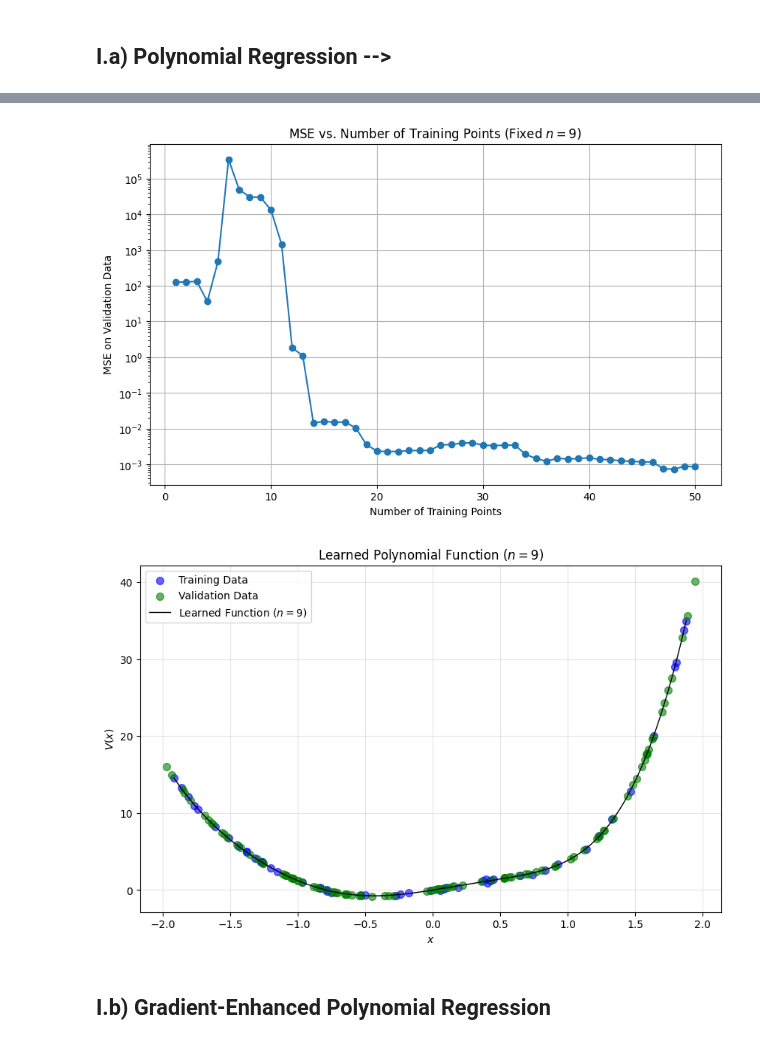
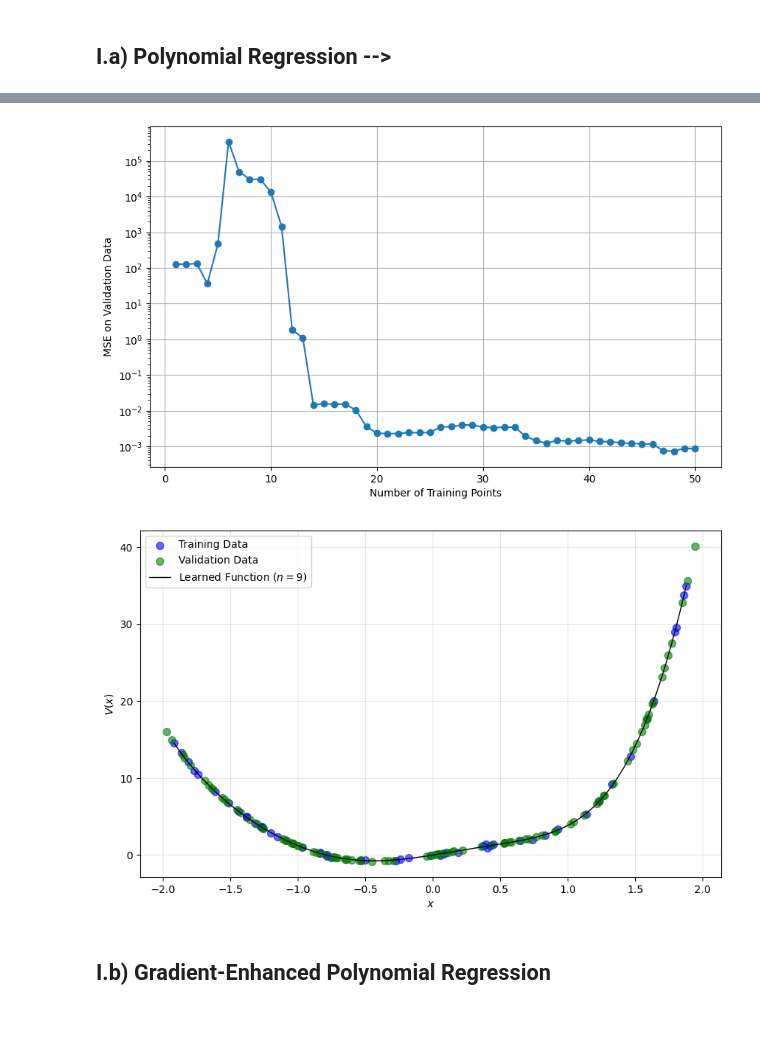
Before and after one commit to umarsdq/optimisationCW, a Jupyter notebook: optimisation.ipynb, the cells around one changed output, grey strips where cells are left out. Drawn from its saved outputs; the diff is of its cells as text; code cells hidden in the pictures.

Commit message:
Remove titles for plot and combine II.b) figs

```diff
--- a/optimisation.ipynb
+++ b/optimisation.ipynb
@@ -46,45 +43,45 @@ Smallest n for MSE < 10^-3: 9
 # %%
 # MSE vs Number of Training Points for fixed n
-n_fixed_a = best_n
+n_fixed = 9
 training_sizes_a = range(1, len(X_train) + 1, 1)
 mses_vs_size_a = []
 
 for size in training_sizes_a:
     X_subset = X_train[:size]
     y_subset = y_train[:size]
-    theta_subset = solve_poly_regression(X_subset, y_subset, n_fixed_a)
+    theta_subset = solve_poly_regression(X_subset, y_subset, n_fixed)
     mses_vs_size_a.append(mse(X_val, y_val, theta_subset))
 
 plt.figure(figsize=(10, 6))
 plt.plot(training_sizes_a, mses_vs_size_a, marker='o')
 plt.xlabel(r'Number of Training Points')
 plt.ylabel(r'MSE on Validation Data')
 plt.yscale('log')
-plt.title(rf'MSE vs. Number of Training Points (Fixed $n={n_fixed_a}$)')
+#plt.title(rf'MSE vs. Number of Training Points (Fixed $n={n_fixed}$)')
 plt.grid(True)
 plt.savefig('plots/mse_vs_training_size_a.png', bbox_inches='tight', dpi=600)
 plt.show()
 
 # Show the learned function at the best n
-theta_best_a = solve_poly_regression(X_train, y_train, best_n)
+theta_best_a = solve_poly_regression(X_train, y_train, n_fixed)
 x_plot = np.linspace(X_train.min(), X_train.max(), 200)
-A_plot = np.vander(x_plot, best_n + 1, increasing=True)
+A_plot = np.vander(x_plot, n_fixed + 1, increasing=True)
 y_plot = A_plot @ theta_best_a
 
 plt.figure(figsize=(10, 6))
 plt.scatter(X_train, y_train, color='blue', label='Training Data', alpha=0.6, s=50)
 plt.scatter(X_val, y_val, color='green', label='Validation Data', alpha=0.6, s=50)
-plt.plot(x_plot, y_plot, '-', color='black', linewidth=1, label=rf'Learned Function ($n={best_n}$)')
+plt.plot(x_plot, y_plot, '-', color='black', linewidth=1, label=rf'Learned Function ($n={n_fixed}$)')
 plt.xlabel(r'$x$')
 plt.ylabel(r'$V(x)$')
-plt.title(rf'Learned Polynomial Function ($n={best_n}$)')
+#plt.title(rf'Learned Polynomial Function ($n={n_fixed}$)')
 plt.legend()
 plt.grid(True, alpha=0.3)
 plt.savefig('plots/learned_function_a.png', bbox_inches='tight', dpi=600)
 plt.show()
 # %% [output]
-[figure, old version]
+[figure, new version]
-[figure, old version]
+[figure, new version]
 # %% [markdown]
 ## I.b) Gradient-Enhanced Polynomial Regression
 # %%
```
Also changed, not shown: parts of 8 cells of this notebook, 11 other files.
